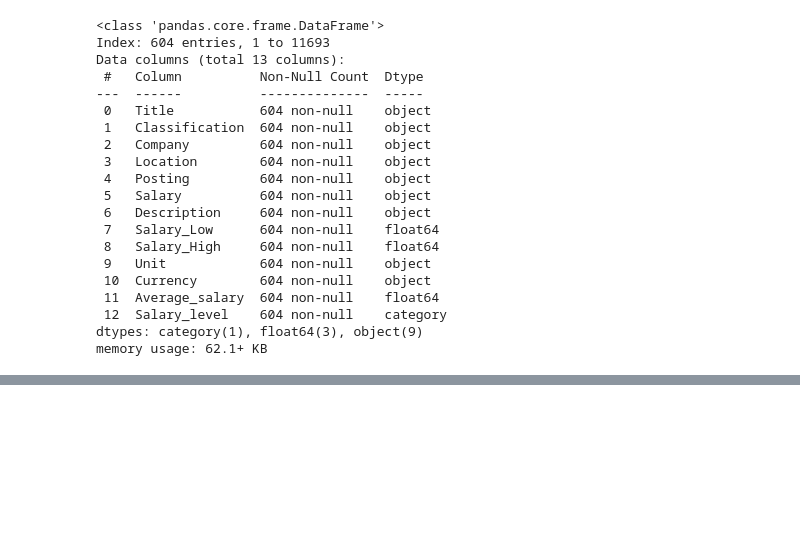
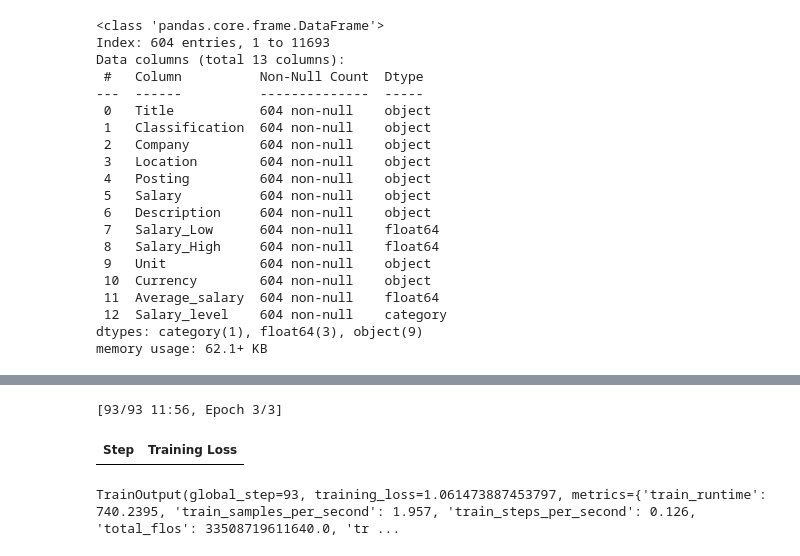
Before and after one commit to Jasman123/Web_scraping_and_Job_Analyze, a Jupyter notebook: Github_Project_WebScraping_Cities_featues.ipynb, the cells around one changed output, grey strips where cells are left out. Saved outputs shown, nothing was run; the diff lists cells and outputs as text; code cells hidden in the pictures; blank space fills up the shorter version.

```diff
--- a/Github_Project_WebScraping_Cities_featues.ipynb
+++ b/Github_Project_WebScraping_Cities_featues.ipynb
@@ -339,0 +461,44 @@ weighted avg       0.56      0.54      0.54       121
+# %%
+import torch
+
+class TextDataset(torch.utils.data.Dataset):
+    def __init__(self, encodings, labels):
+        self.encodings = encodings
+        self.labels = labels
+
+    def __len__(self):
+        return len(self.labels)
+
+    def __getitem__(self, idx):
+        item = {key: torch.tensor(val[idx]) for key, val in self.encodings.items()}
+        item['labels'] = torch.tensor(self.labels[idx])
+        return item
+
+train_dataset = TextDataset(train_encodings, y_train_list)
+val_dataset = TextDataset(val_encodings, y_val_list)
+# %%
+from transformers import Trainer, TrainingArguments
+
+training_args = TrainingArguments(
+    output_dir="./results",
+    num_train_epochs=3,
+    per_device_train_batch_size=16,
+    per_device_eval_batch_size=16,
+    learning_rate=2e-5,
+    logging_dir="./logs",
+    report_to=[],
+)
+
+trainer = Trainer(
+    model=model,
+    args=training_args,
+    train_dataset=train_dataset,
+    eval_dataset=val_dataset,
+    tokenizer=tokenizer
+)
+
+trainer.train()
+# %% [output]
+[93/93 11:56, Epoch 3/3]
+| Step | Training Loss |
+TrainOutput(global_step=93, training_loss=1.061473887453797, metrics={'train_runtime': 740.2395, 'train_samples_per_second': 1.957, 'train_steps_per_second': 0.126, 'total_flos': 33508719611640.0, 'tr ...
```
Also changed, not shown: parts of 23 cells of this notebook.
